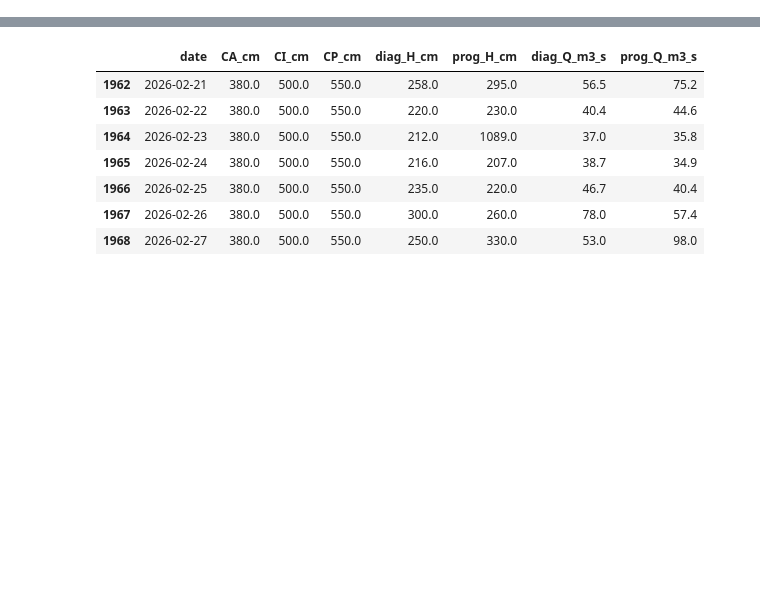
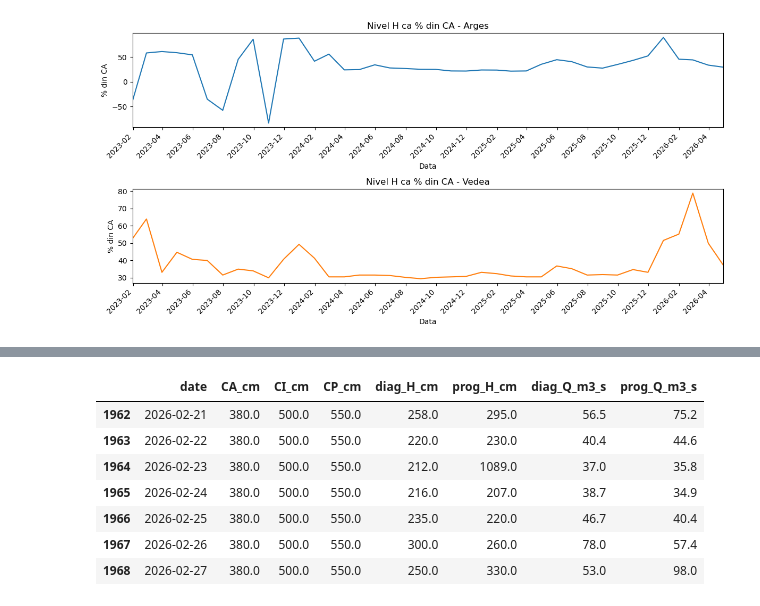
Before and after one commit to vlad-bolovaneanu-ase/hydro-river-data-ocr-reader, a Jupyter notebook: clean_river_data.ipynb, the cells around one changed output, grey strips where cells are left out. Saved outputs shown, nothing was run; the diff lists cells and outputs as text; code cells hidden in the pictures; blank space fills up the shorter version.

```diff
--- a/clean_river_data.ipynb
+++ b/clean_river_data.ipynb
@@ -8,5 +9,6 @@ import matplotlib.pyplot as plt
 # %%
 DATA_DIR = Path(".")
+results_dir = DATA_DIR / "results"
 BEGINNING_DATE = pd.to_datetime("2023-01-01")
 
 files = {
@@ -203,6 +247,33 @@ monthly_summary.set_index(["start_date", "raul_matched"]).unstack("raul_matched"
 | 2026-02-02 | 225.0 | 107.0 | 4.439834 | 19.969303 | 2026-02-28 | 24 | 44.117647 | 300.0 | 78.00 | ... |
 | 2026-03-02 | 171.0 | 53.9 | 1.526912 | 8.930681 | 2026-03-31 | 30 | 33.529412 | 190.0 | 27.80 | ... |
 | 2026-04-01 | 150.0 | 38.0 | 0.672566 | 7.753207 | 2026-04-30 | 19 | 29.411765 | 142.0 | 12.10 | ... |
+# %%
+
+monthly_pct = (
+    main_data.assign(date=pd.to_datetime(main_data["date"]))
+    .groupby(["raul_matched", pd.Grouper(key="date", freq="ME")])["pct_CA_diag"]
+    .max()
+    .unstack("raul_matched")
+    .sort_index()
+ )
+
+fig, axes = plt.subplots(2, 1, figsize=(12, 6), sharex=False)
+for ax, river, color in zip(axes, ["arges", "vedea"], plt.get_cmap("tab10").colors[:2]):
+    ax.plot(monthly_pct.index, monthly_pct[river], color=color)
+    ax.set_title(f"Nivel H ca % din CA - {river.capitalize()}")
+    ax.set_xlabel("Data")
+    ax.set_ylabel("% din CA")
+    ax.xaxis.set_major_locator(MonthLocator(interval=2))
+    ax.xaxis.set_major_formatter(DateFormatter("%Y-%m"))
+    ax.set_xlim(monthly_pct.index.min(), monthly_pct.index.max())
+    ax.tick_params(axis="x", rotation=45)
+    for label in ax.get_xticklabels():
+        label.set_ha("right")
+
+plt.tight_layout()
+plt.savefig(results_dir / "nivel_pct_CA.png", transparent=True)
+# %% [output]
+[figure, added]
 # %%
 # Top episoade după apropierea de cota de atenție
 top_events = (
```
Also changed, not shown: parts of 13 cells of this notebook, 13 other files.
